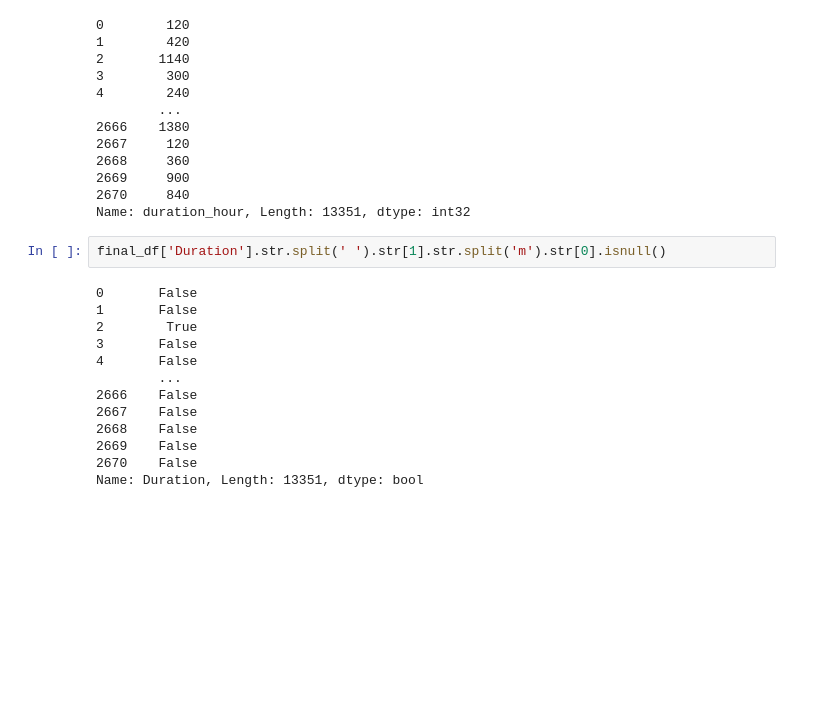
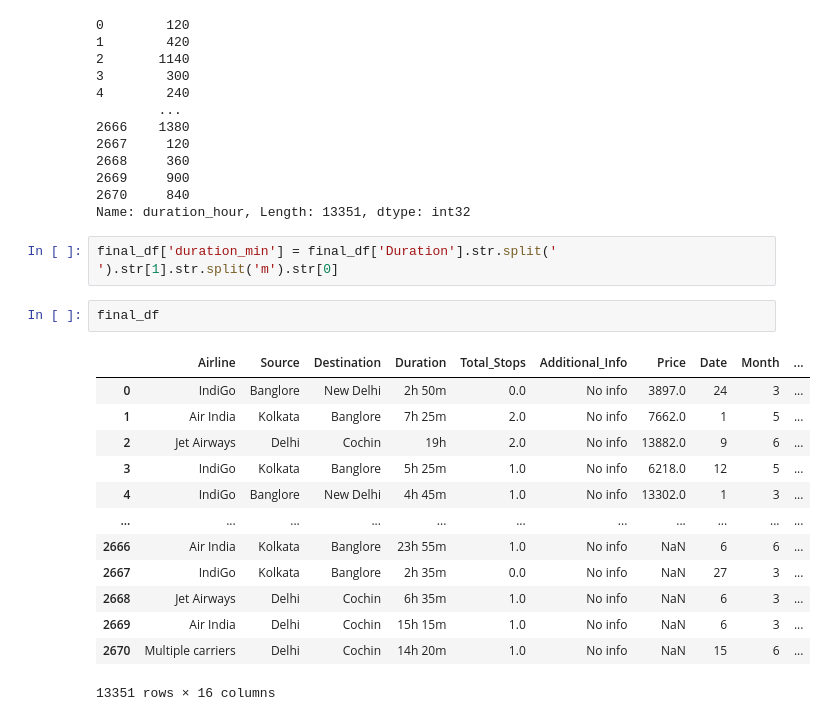
Before and after one commit to TirthNandha/Flight-Price-Pred-EDA, a Jupyter notebook: Untitled.ipynb, the cells around one changed output. Saved outputs shown, nothing was run; the diff lists cells and outputs as text; blank space fills up the shorter version.

```diff
--- a/Untitled.ipynb
+++ b/Untitled.ipynb
@@ -320,17 +320,20 @@ final_df['duration_hour']
 2670     840
 Name: duration_hour, Length: 13351, dtype: int32
 # %%
-final_df['Duration'].str.split(' ').str[1].str.split('m').str[0].isnull()
+final_df['duration_min'] = final_df['Duration'].str.split(' ').str[1].str.split('m').str[0]
-# %% [output]
-0       False
-1       False
-2        True
-3       False
-4       False
-        ...
-2666    False
-2667    False
-2668    False
-2669    False
-2670    False
-Name: Duration, Length: 13351, dtype: bool
+# %%
+final_df
+# %% [output]
+|  | Airline | Source | Destination | Duration | Total_Stops | Additional_Info | Price | Date | Month | ... |
+| 0 | IndiGo | Banglore | New Delhi | 2h 50m | 0.0 | No info | 3897.0 | 24 | 3 | ... |
+| 1 | Air India | Kolkata | Banglore | 7h 25m | 2.0 | No info | 7662.0 | 1 | 5 | ... |
+| 2 | Jet Airways | Delhi | Cochin | 19h | 2.0 | No info | 13882.0 | 9 | 6 | ... |
+| 3 | IndiGo | Kolkata | Banglore | 5h 25m | 1.0 | No info | 6218.0 | 12 | 5 | ... |
+| 4 | IndiGo | Banglore | New Delhi | 4h 45m | 1.0 | No info | 13302.0 | 1 | 3 | ... |
+| ... | ... | ... | ... | ... | ... | ... | ... | ... | ... | ... |
+| 2666 | Air India | Kolkata | Banglore | 23h 55m | 1.0 | No info | NaN | 6 | 6 | ... |
+| 2667 | IndiGo | Kolkata | Banglore | 2h 35m | 0.0 | No info | NaN | 27 | 3 | ... |
+| 2668 | Jet Airways | Delhi | Cochin | 6h 35m | 1.0 | No info | NaN | 6 | 3 | ... |
+| 2669 | Air India | Delhi | Cochin | 15h 15m | 1.0 | No info | NaN | 6 | 3 | ... |
+| 2670 | Multiple carriers | Delhi | Cochin | 14h 20m | 1.0 | No info | NaN | 15 | 6 | ... |
+13351 rows × 16 columns
```
Also changed, not shown: parts of 16 cells of this notebook.
